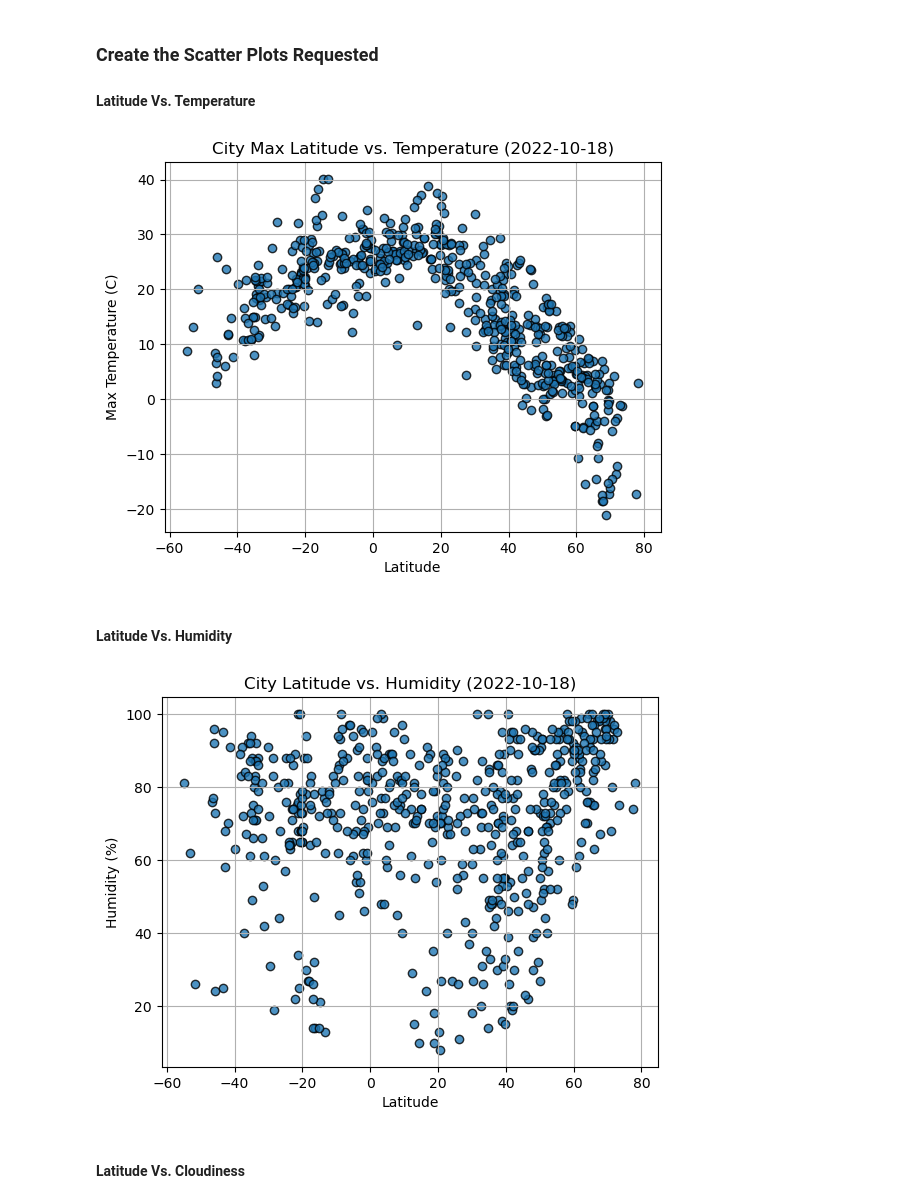
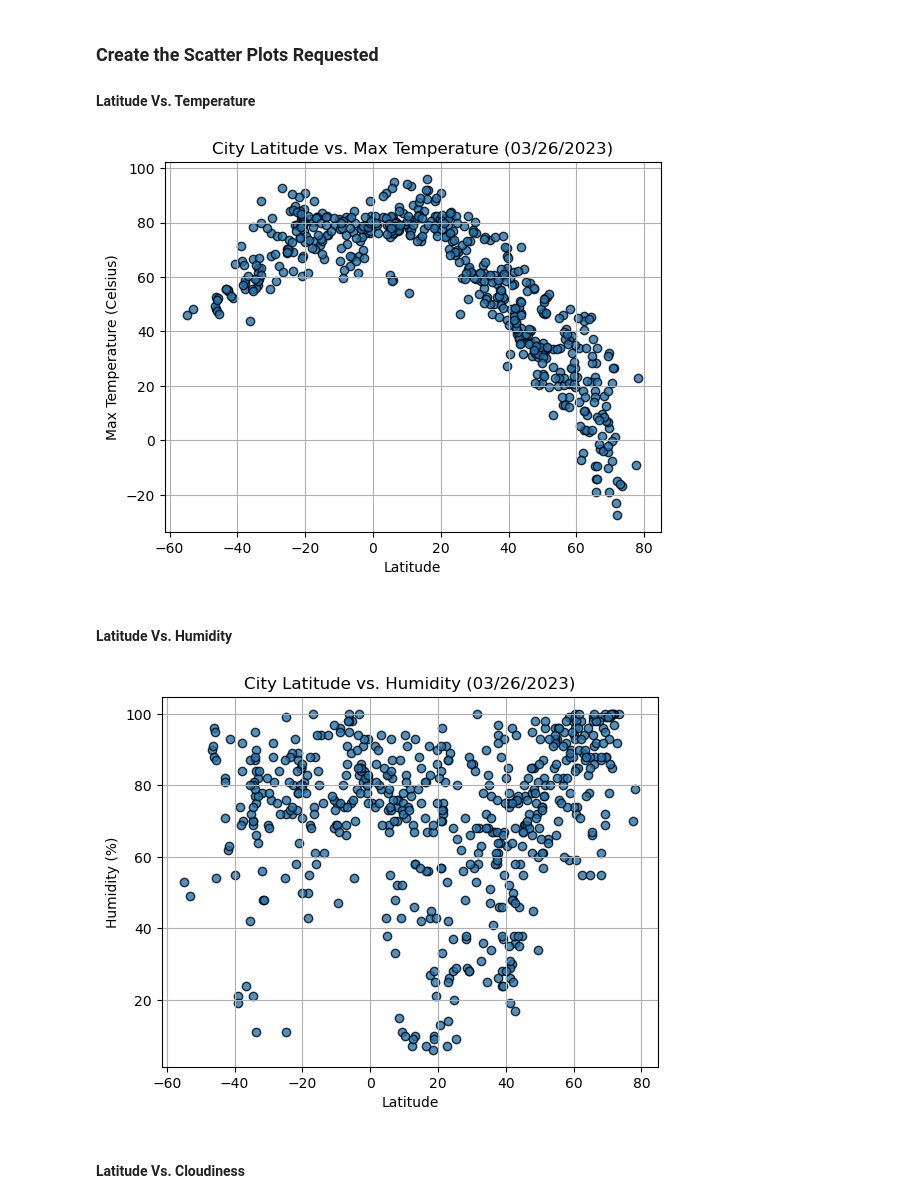
Before and after one commit to Evis-S/python-api-challenge, a Jupyter notebook: starter_code/WeatherPy.ipynb, the cells around one changed output. Saved outputs shown, nothing was run; the diff lists cells and outputs as text; code cells hidden in the pictures.

```diff
--- a/starter_code/WeatherPy.ipynb
+++ b/starter_code/WeatherPy.ipynb
@@ -200,6 +187,6 @@ city_data_df.to_csv("output_data/cities.csv", index_label="City_ID")
 # %%
 # Read saved data
-city_data_df = pd.read_csv("output_data/cities.csv", index_col="City_ID")
+city_data_df = pd.read_csv("city.csv", index_col="City_ID")
 
 # Display sample data
 city_data_df.head()
@@ -217,34 +204,39 @@ city_data_df.head()
 #### Latitude Vs. Temperature
 # %%
 # Build scatter plot for latitude vs. temperature
-# YOUR CODE HERE
+plt.scatter(city_data_df["Lat"],city_data_df["Max Temp"], edgecolor="black", linewidths=1, marker="o", alpha=0.8, label="Cities")
 
 # Incorporate the other graph properties
-# YOUR CODE HERE
+plt.title("City Latitude vs. Max Temperature (03/26/2023)" )
+plt.ylabel("Max Temperature (Celsius)")
+plt.xlabel("Latitude")
+plt.grid(True)
 
 # Save the figure
-plt.savefig("output_data/Fig1.png")
+plt.savefig("City Latitude vs. Max Temperature.png")
 
 # Show plot
 plt.show()
 # %% [output]
-[figure, old version]
+[figure, new version]
 # %% [markdown]
 #### Latitude Vs. Humidity
 # %%
 # Build the scatter plots for latitude vs. humidity
-# YOUR CODE HERE
+plt.scatter(city_data_df["Lat"],city_data_df["Humidity"], edgecolor="black", linewidths=1, marker="o", alpha=0.8, label="Cities")
 
 # Incorporate the other graph properties
-# YOUR CODE HERE
-
+plt.title("City Latitude vs. Humidity (03/26/2023)" )
+plt.ylabel("Humidity (%)")
+plt.xlabel("Latitude")
+plt.grid(True)
 # Save the figure
-plt.savefig("output_data/Fig2.png")
+plt.savefig("City Latitude vs. Humidity.png")
 
 # Show plot
 plt.show()
 # %% [output]
-[figure, old version]
+[figure, new version]
 # %% [markdown]
 #### Latitude Vs. Cloudiness
 # %%
```
Also changed, not shown: parts of 40 cells of this notebook, 13 other files.
